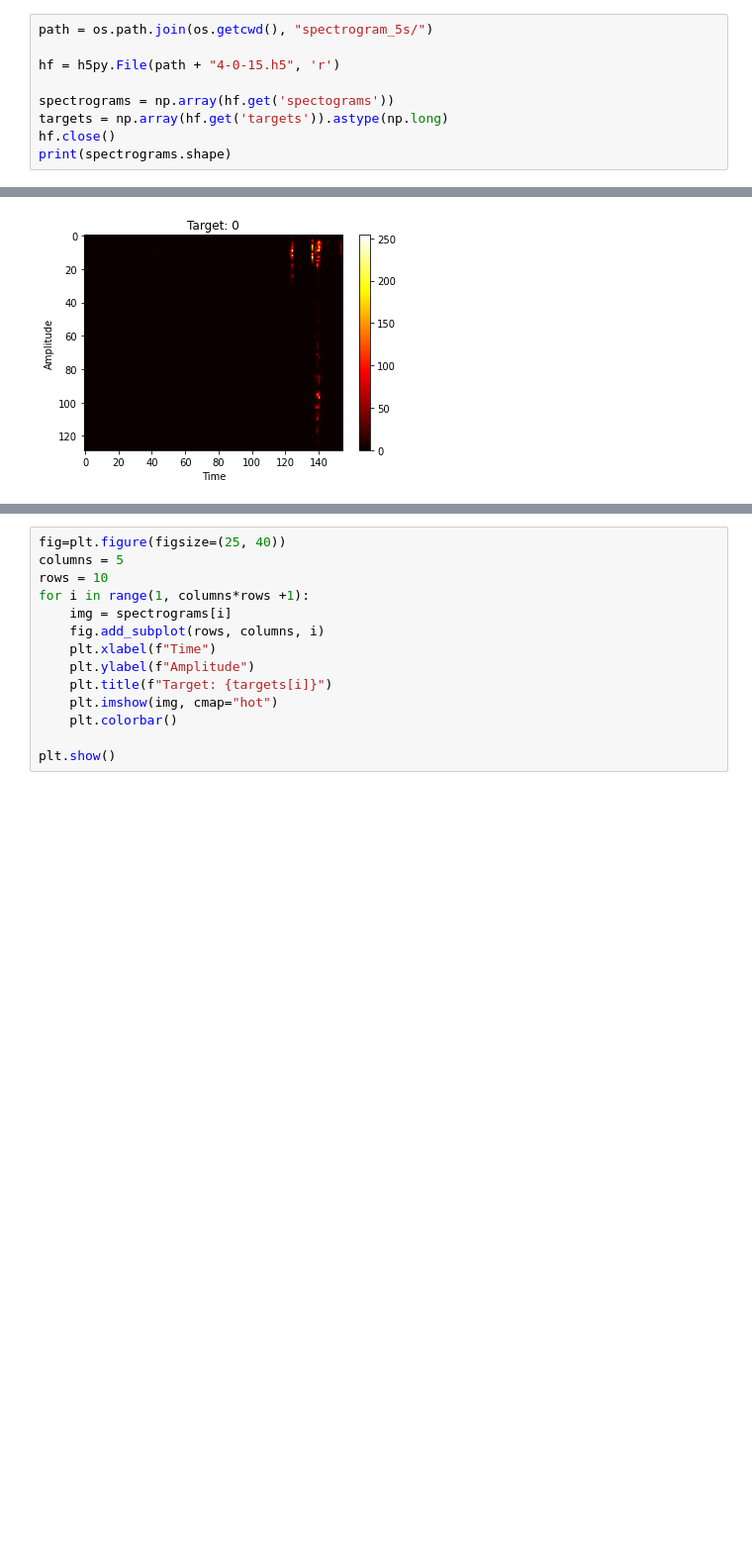
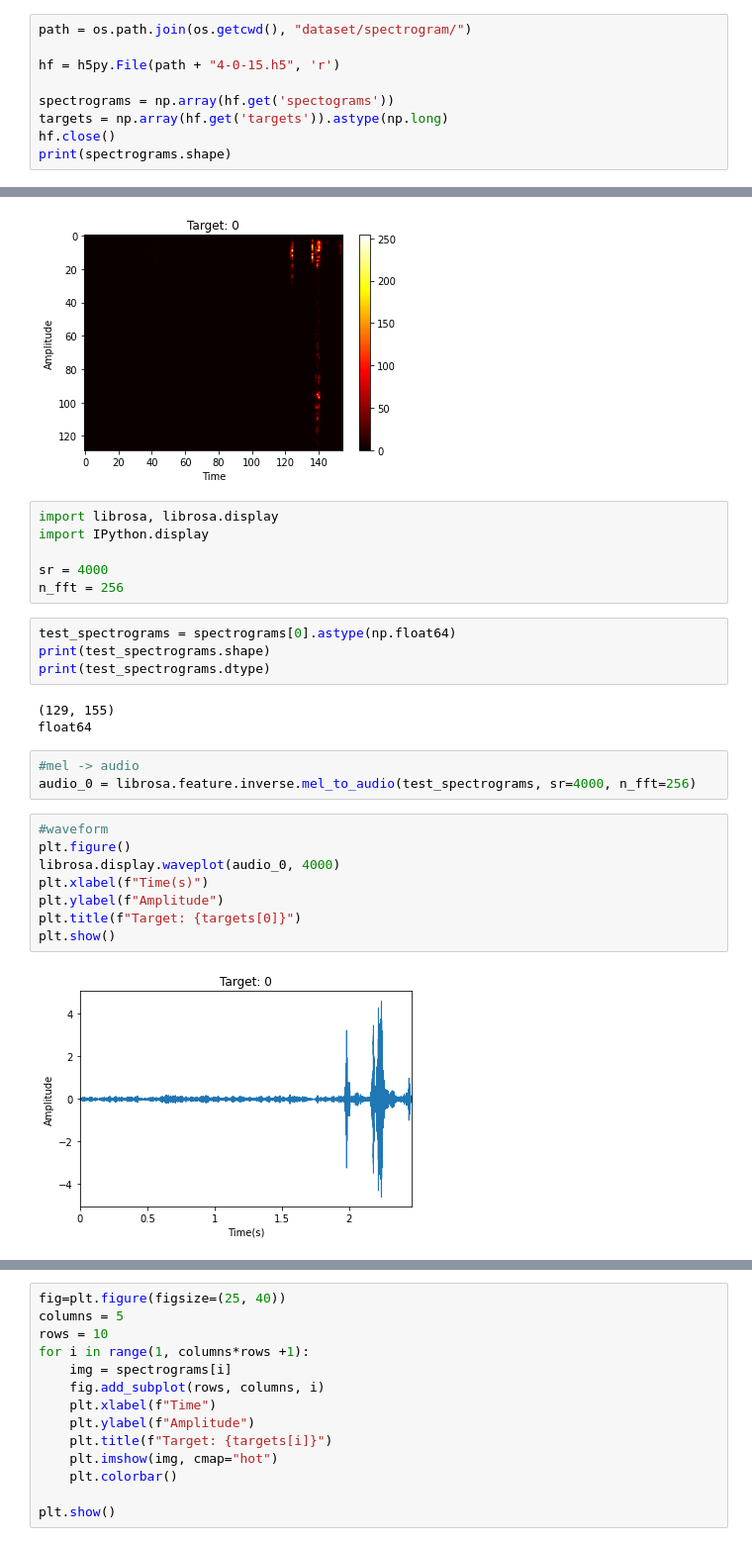
Before and after one commit to GWANGHYUNYU/Audio, a Jupyter notebook: snoring/load_audio.ipynb, the cells around one changed output, grey strips where cells are left out. Shown at 99% size. Drawn from its saved outputs; the diff is of its cells as text; blank space fills up the shorter version.

Commit message:
Update: Visualization

```diff
--- a/snoring/load_audio.ipynb
+++ b/snoring/load_audio.ipynb
@@ -20,5 +20,5 @@ print(os.listdir(aa))
 # %%
-path = os.path.join(os.getcwd(), "spectrogram_5s/")
+path = os.path.join(os.getcwd(), "dataset/spectrogram/")
 
 hf = h5py.File(path + "4-0-15.h5", 'r')
 
@@ -37,3 +39,29 @@ plt.title(f"Target: {targets[0]}")
 plt.show()
 # %% [output]
 [figure]
+# %%
+import librosa, librosa.display
+import IPython.display
+
+sr = 4000
+n_fft = 256
+# %%
+test_spectrograms = spectrograms[0].astype(np.float64)
+print(test_spectrograms.shape)
+print(test_spectrograms.dtype)
+# %% [output]
+(129, 155)
+float64
+# %%
+#mel -> audio
+audio_0 = librosa.feature.inverse.mel_to_audio(test_spectrograms, sr=4000, n_fft=256)
+# %%
+#waveform
+plt.figure()
+librosa.display.waveplot(audio_0, 4000)
+plt.xlabel(f"Time(s)")
+plt.ylabel(f"Amplitude")
+plt.title(f"Target: {targets[0]}")
+plt.show()
+# %% [output]
+[figure, added]
```
Also changed, not shown: parts of 5 cells of this notebook.
